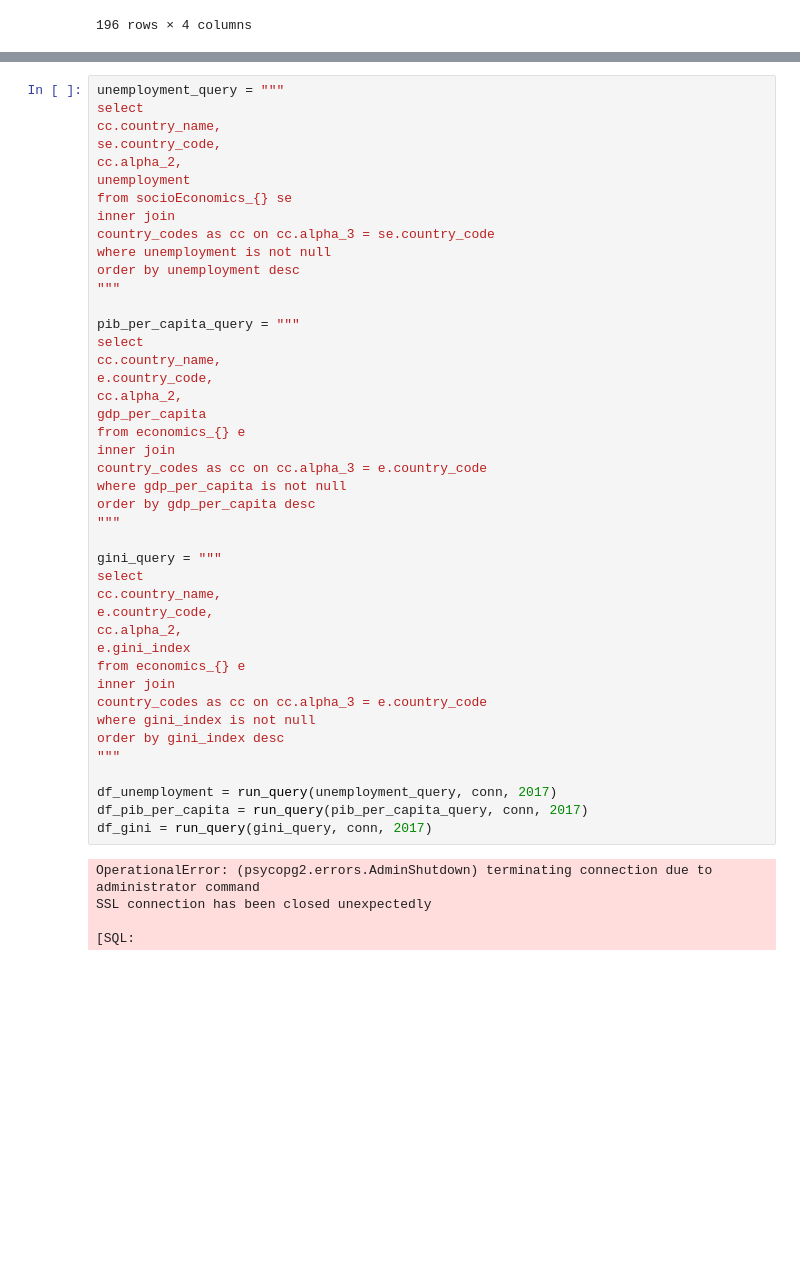
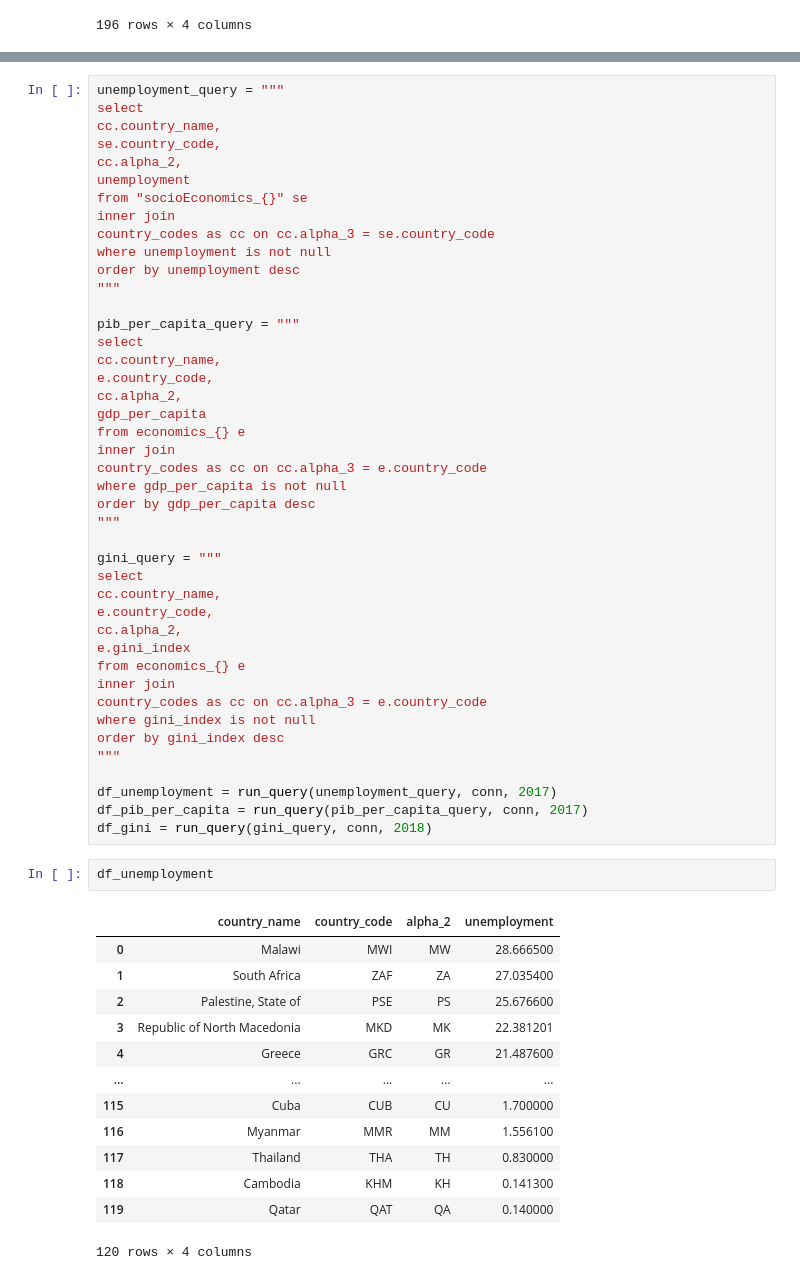
Before and after one commit to leolivrare/MC356-PoltronaDeDados, a Jupyter notebook: stage05/notebooks/WordBank_queries.ipynb, the cells around one changed output, grey strips where cells are left out. Drawn from its saved outputs; the diff is of its cells as text; blank space fills up the shorter version.

```diff
--- a/stage05/notebooks/WordBank_queries.ipynb
+++ b/stage05/notebooks/WordBank_queries.ipynb
@@ -190,7 +171,7 @@ cc.country_name,
 se.country_code,
 cc.alpha_2,
 unemployment
-from socioEconomics_{} se
+from "socioEconomics_{}" se
 inner join
 country_codes as cc on cc.alpha_3 = se.country_code
 where unemployment is not null
@@ -225,9 +206,20 @@ order by gini_index desc
 
 df_unemployment = run_query(unemployment_query, conn, 2017)
 df_pib_per_capita = run_query(pib_per_capita_query, conn, 2017)
-df_gini = run_query(gini_query, conn, 2017)
+df_gini = run_query(gini_query, conn, 2018)
-# %% [output]
-OperationalError: (psycopg2.errors.AdminShutdown) terminating connection due to administrator command
-SSL connection has been closed unexpectedly
-
-[SQL:
+# %%
+df_unemployment
+# %% [output]
+|  | country_name | country_code | alpha_2 | unemployment |
+| 0 | Malawi | MWI | MW | 28.666500 |
+| 1 | South Africa | ZAF | ZA | 27.035400 |
+| 2 | Palestine, State of | PSE | PS | 25.676600 |
+| 3 | Republic of North Macedonia | MKD | MK | 22.381201 |
+| 4 | Greece | GRC | GR | 21.487600 |
+| ... | ... | ... | ... | ... |
+| 115 | Cuba | CUB | CU | 1.700000 |
+| 116 | Myanmar | MMR | MM | 1.556100 |
+| 117 | Thailand | THA | TH | 0.830000 |
+| 118 | Cambodia | KHM | KH | 0.141300 |
+| 119 | Qatar | QAT | QA | 0.140000 |
+120 rows × 4 columns
```
Also changed, not shown: parts of 24 cells of this notebook.
